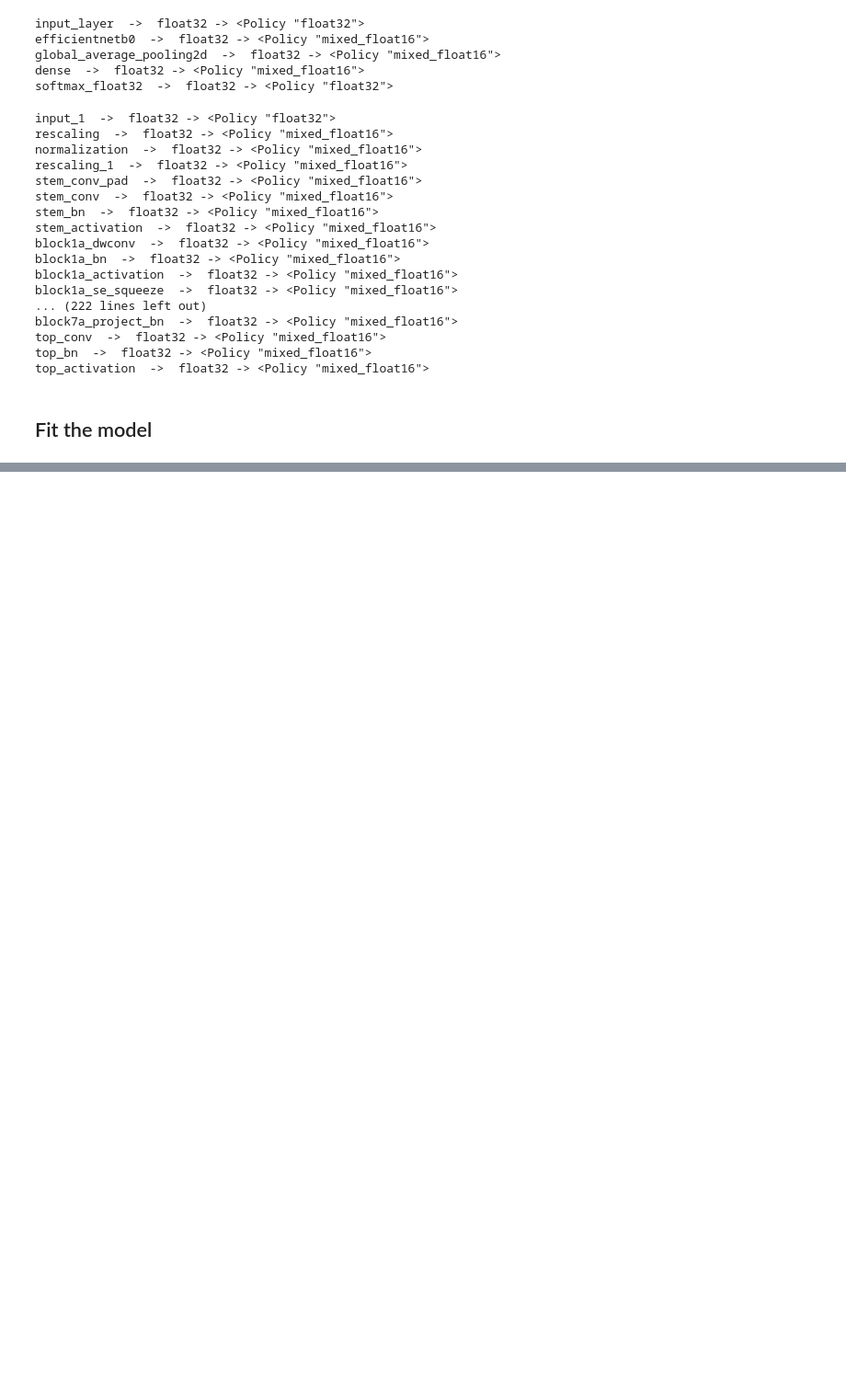
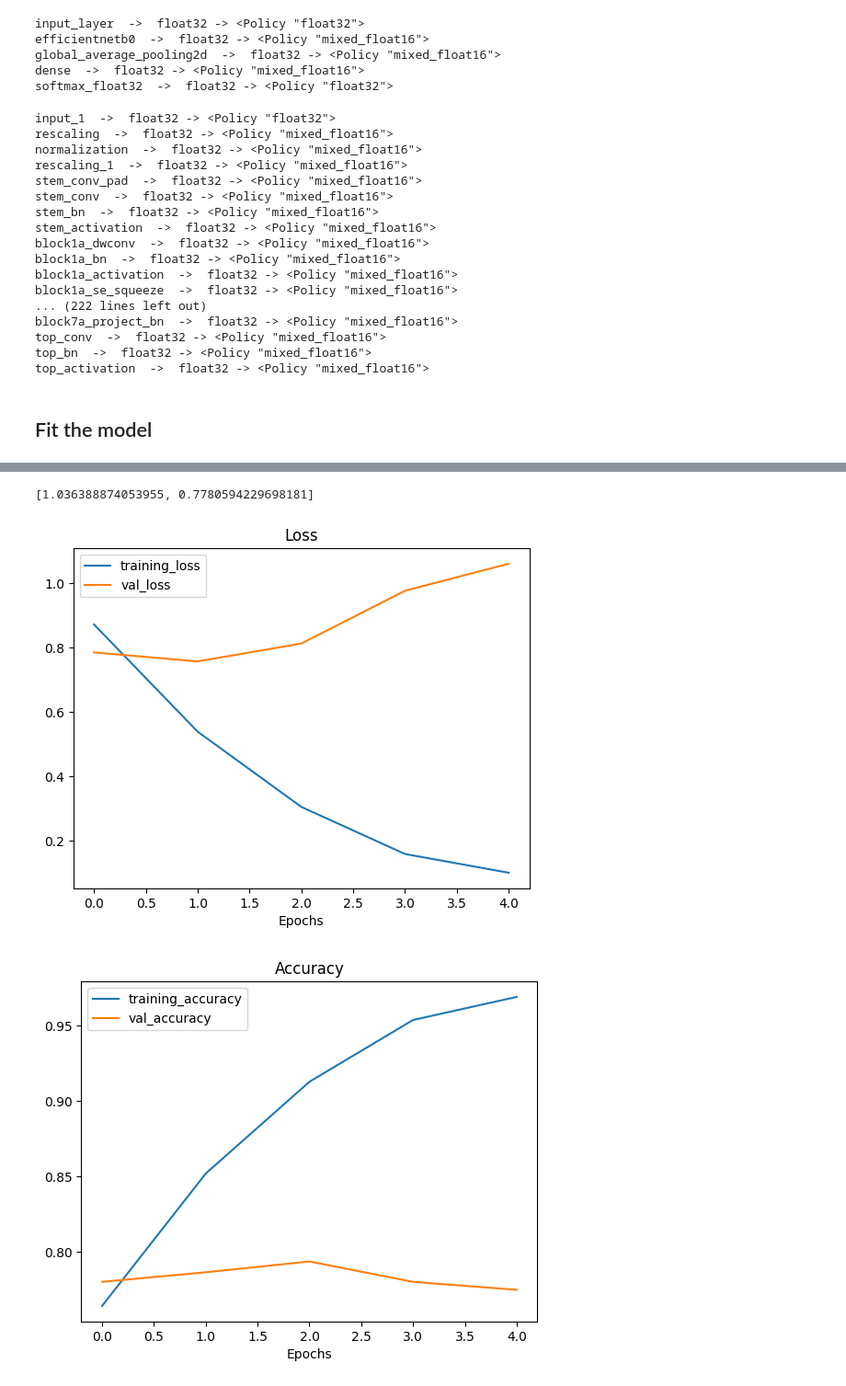
Before and after one commit to wayneotemah/Learing-TensorFlow, a Jupyter notebook: Food_vision_milestone_1.ipynb, the cells around one changed output, grey strips where cells are left out. Shown at 92% size. Cells and saved outputs as stored; diff of their text form; code cells hidden in the pictures; blank space fills up the shorter version.

```diff
--- a/Food_vision_milestone_1.ipynb
+++ b/Food_vision_milestone_1.ipynb
@@ -352,0 +418,2 @@ WARNING:absl:Found untraced functions such as _update_step_xla, _jit_compiled_co
+# %%
+base_import_model.trainable = True
@@ -352,0 +479,21 @@ WARNING:absl:Found untraced functions such as _update_step_xla, _jit_compiled_co
+# %%
+early_stoping = early_stoping_callback()
+save_best_model = save_best_model_callback("/content/drive/MyDrive/ML_models/Milestone/101_fine_tune_model_2")
+# %%
+# Compile the model
+base_import_model.compile(loss="sparse_categorical_crossentropy", # Use sparse_categorical_crossentropy when labels are *not* one-hot
+              optimizer=tf.keras.optimizers.Adam(0.0001),
+              metrics=["accuracy"])
+# %%
+# Turn off all warnings except for errors
+tf.get_logger().setLevel('ERROR')
+
+# Fit the model with callbacks
+history_101_food_classes_fine_tune = base_import_model.fit(train_data,
+                                                     epochs=100,
+                                                     steps_per_epoch=len(train_data),
+                                                     validation_data=test_data,
+                                                     validation_steps=int(0.15 * len(test_data)),
+                                                     callbacks=[create_tensorboard_callback("training_logs",
+                                                                                            "efficientnetb0_101_classes_all_data_feature_extract"),
+                                                                save_best_model,early_stoping])
@@ -352,0 +516,4 @@ WARNING:absl:Found untraced functions such as _update_step_xla, _jit_compiled_co
+# %%
+results_fine_tuning_model
+# %% [output]
+[1.036388874053955, 0.7780594229698181]
@@ -352,0 +522,5 @@ WARNING:absl:Found untraced functions such as _update_step_xla, _jit_compiled_co
+# %%
+plot_loss_curves(history_101_food_classes_fine_tune)
+# %% [output]
+[figure, added]
+[figure, added]
```
Also changed, not shown: parts of 28 cells of this notebook.
